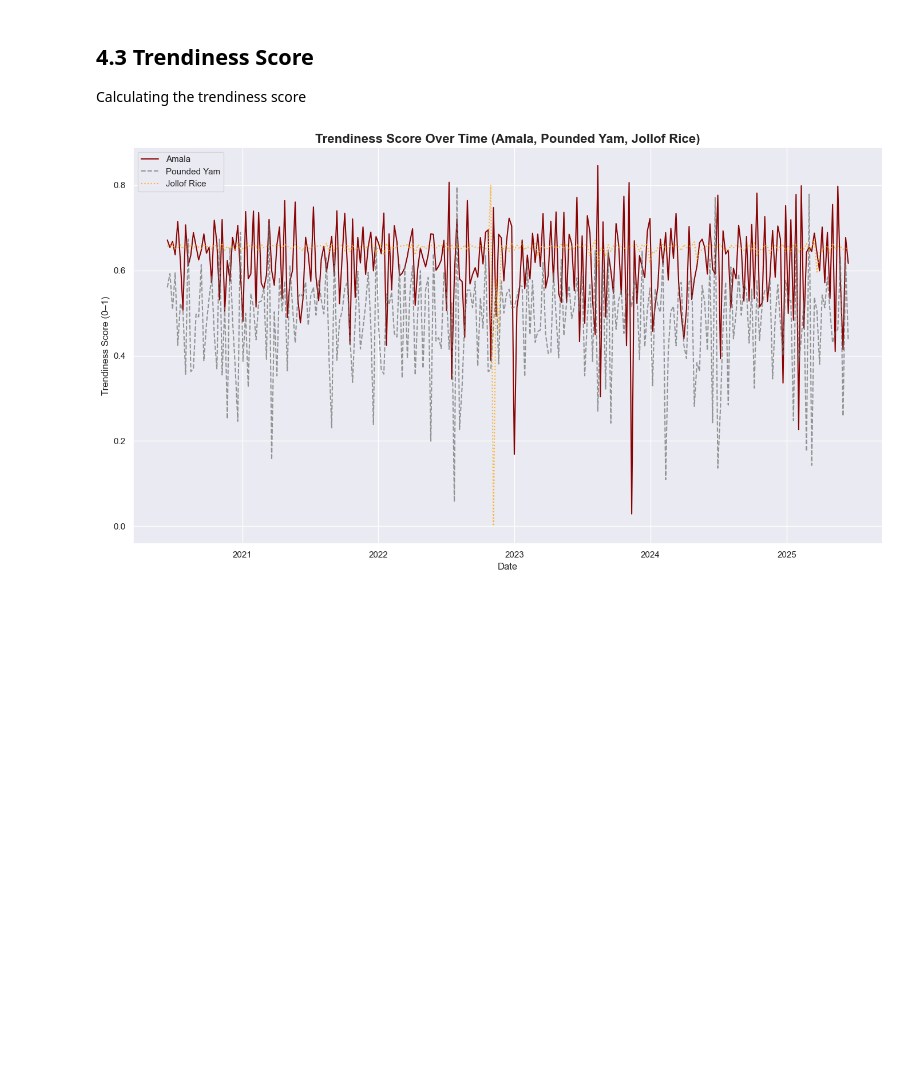
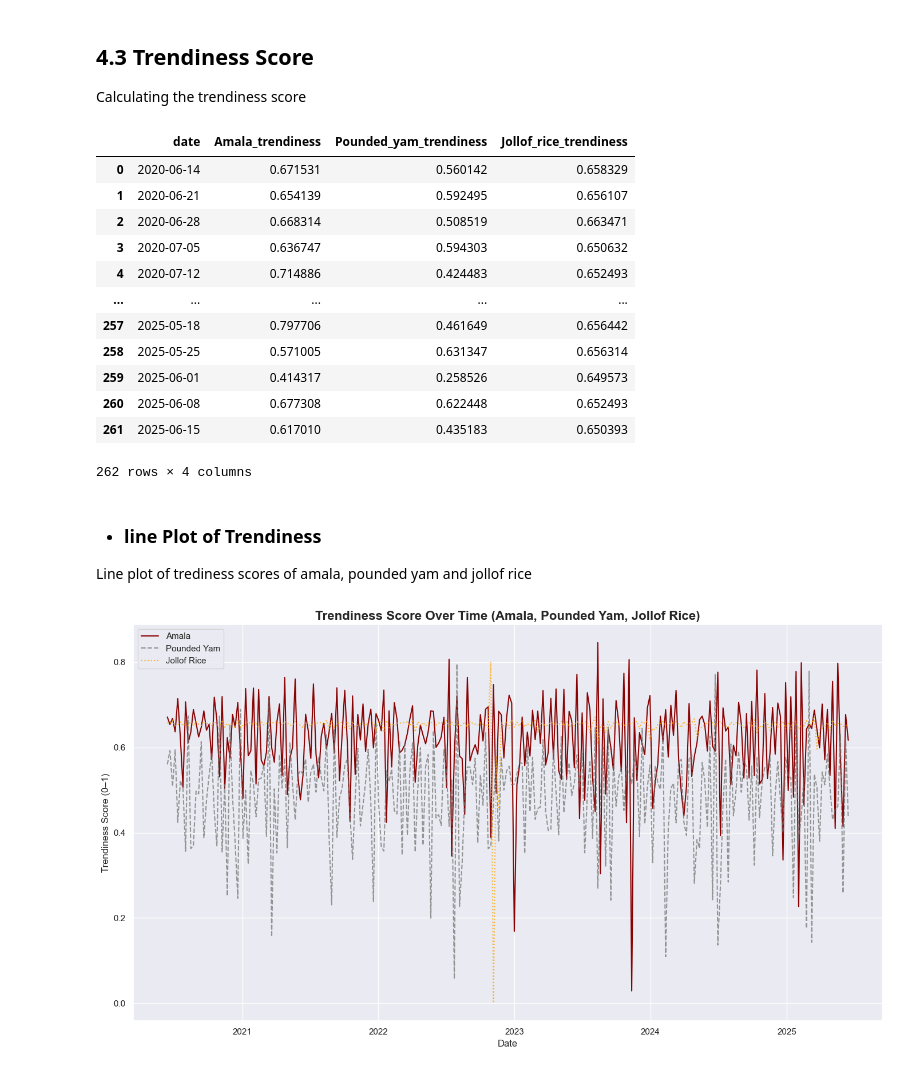
Before and after one commit to SaliuA/Amala-trend-detection-uk, a Jupyter notebook: trend_analysis.ipynb, the cells around one changed output. Drawn from its saved outputs; the diff is of its cells as text; code cells hidden in the pictures; blank space fills up the shorter version.

```diff
--- a/trend_analysis.ipynb
+++ b/trend_analysis.ipynb
@@ -404,4 +434,40 @@ plt.show()
 # %% [markdown]
 ## 4.3 Trendiness Score
 Calculating the trendiness score
+# %%
+# Step 1: Standardize all column names
+df.columns = df.columns.str.replace(' ', '_')
+
+# Step 2: Set up dish list (now all with underscores)
+dishes = ['Amala', 'Pounded_yam', 'Jollof_rice']
+
+for dish in dishes:
+    velocity_col = f"{dish}_velocity"
+    acceleration_col = f"{dish}_acceleration"
+    volatility_col = f"{dish}_volatility"
+
+    features = df[[velocity_col, acceleration_col, volatility_col]].copy()
+    features.columns = ['v', 'a', 'vol']  # standard naming
+    normed = scaler.fit_transform(features)
+
+    # Calculate trendiness score and store
+    df[f"{dish}_trendiness"] = 0.4 * normed[:, 0] + 0.4 * normed[:, 1] + 0.2 * (1 - normed[:, 2])
+df[['date','Amala_trendiness',	'Pounded_yam_trendiness','Jollof_rice_trendiness']]
+# %% [output]
+|  | date | Amala_trendiness | Pounded_yam_trendiness | Jollof_rice_trendiness |
+| 0 | 2020-06-14 | 0.671531 | 0.560142 | 0.658329 |
+| 1 | 2020-06-21 | 0.654139 | 0.592495 | 0.656107 |
+| 2 | 2020-06-28 | 0.668314 | 0.508519 | 0.663471 |
+| 3 | 2020-07-05 | 0.636747 | 0.594303 | 0.650632 |
+| 4 | 2020-07-12 | 0.714886 | 0.424483 | 0.652493 |
+| ... | ... | ... | ... | ... |
+| 257 | 2025-05-18 | 0.797706 | 0.461649 | 0.656442 |
+| 258 | 2025-05-25 | 0.571005 | 0.631347 | 0.656314 |
+| 259 | 2025-06-01 | 0.414317 | 0.258526 | 0.649573 |
+| 260 | 2025-06-08 | 0.677308 | 0.622448 | 0.652493 |
+| 261 | 2025-06-15 | 0.617010 | 0.435183 | 0.650393 |
+262 rows × 4 columns
+# %% [markdown]
+- ### line Plot of Trendiness
+Line plot of trediness scores of amala, pounded yam and jollof rice
 # %%
```
Also changed, not shown: parts of 15 cells of this notebook, 1 other file.
